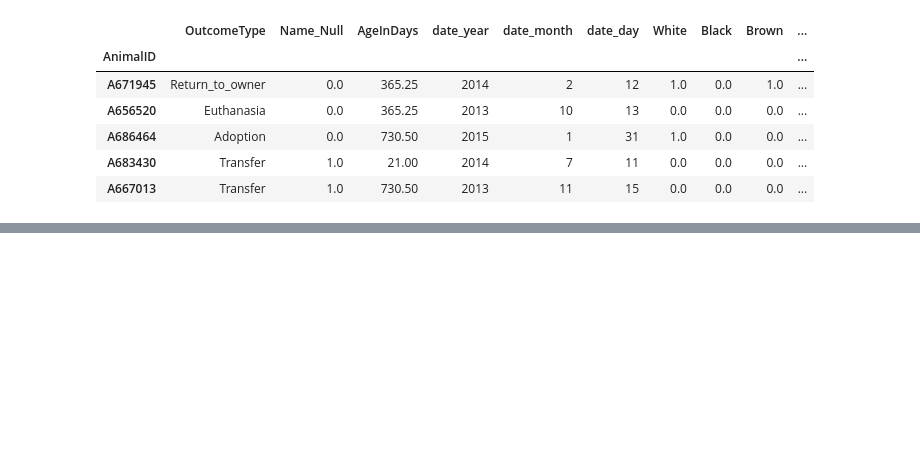
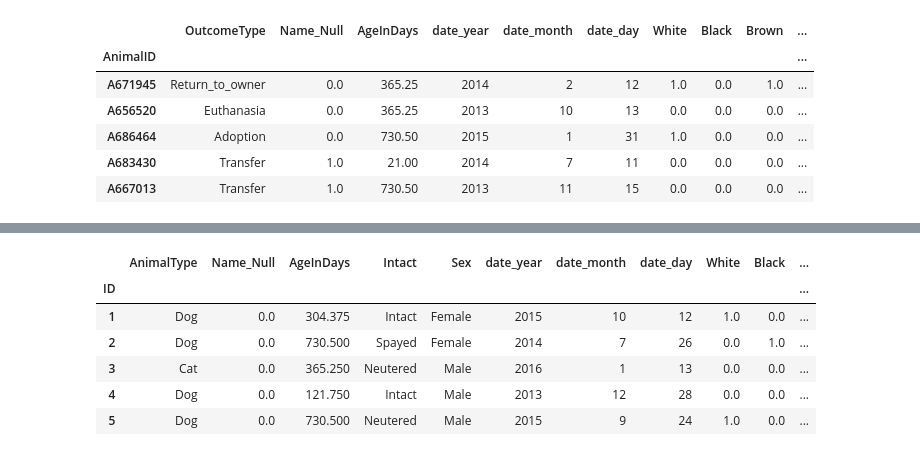
Before and after one commit to ojbradley/Kaggle, a Jupyter notebook: data_clean.ipynb, the cells around one changed output, grey strips where cells are left out. Cells and saved outputs as stored; diff of their text form; code cells hidden in the pictures; blank space fills up the shorter version.

```diff
--- a/data_clean.ipynb
+++ b/data_clean.ipynb
@@ -190,0 +280,100 @@ pd.crosstab(y_test, y_pred)
+# %%
+# import pandas
+import pandas as pd
+
+#Set cols to view 50
+pd.set_option('display.max_columns', 50)
+
+#Import data
+data = pd.read_csv("shelter-animal-outcomes/test.csv.gz")
+
+#Look at data
+#print(data.head(10))
+#data.describe()
+
+#Cleaning
+## Create name_null variable: is name missing
+data.loc[data['Name'].isnull(), 'Name_Null'] = 1
+data['Name_Null'].fillna(0, inplace=True)
+
+#Drop NAs
+data = data.drop(['Name'],axis=1).dropna()
+
+#Code Age
+data['AgeNumeric']=data['AgeuponOutcome'].str.split(" ", n = 1, expand = True)[0].astype('float')
+data['AgeString']=data['AgeuponOutcome'].str.split(" ", n = 1, expand = True)[1]
+data.loc[data['AgeString'].str[0]=='y' , 'AgeInDays'] = data['AgeNumeric']*365.25
+data.loc[data['AgeString'].str[0]=='w' , 'AgeInDays'] = data['AgeNumeric']*7
+data.loc[data['AgeString'].str[0]=='m' , 'AgeInDays'] = data['AgeNumeric']*(365.25/12)
+data.loc[data['AgeString'].str[0]=='d' , 'AgeInDays'] = data['AgeNumeric']
+
+
+# Code state and sex
+data["Intact"] = data["SexuponOutcome"].str.split(" ", n = 1, expand = True)[0]
+data["Sex"]= data["SexuponOutcome"].str.split(" ", n = 1, expand = True)[1]
+
+#Date time stuff
+data['date_year'] = data['DateTime'].str[0:4]
+data['date_month'] = data['DateTime'].str[5:7]
+data['date_day'] = data['DateTime'].str[8:10]
+
+data['date_year'] = data['date_year'].astype('int64')
+data['date_month'] = data['date_month'].astype('int64')
+data['date_day'] = data['date_day'].astype('int64')
+
+#Color
+
+#Get top 10 colors
+data["Color"] = data["Color"].str.replace('/',
+                                          ' ')
+color_freq = data["Color"].str.split(expand=True).stack().value_counts()[:10]
+##print(color_freq)
+
+#Create top 10 color cols
+for i in range(0 , color_freq.count()):
+    data.loc[data["Color"].str.find(color_freq.index[i])>-1,color_freq.index[i]] = 1
+    data[color_freq.index[i]].fillna(0, inplace=True)
+
+#Breed
+#Get top 10 breed combine 4 of top words as they mainly occur together
+data["Breed"] = data["Breed"].str.replace('/',
+                                          ' ')
+data["Breed"] = data["Breed"].str.replace('Domestic Shorthair',
+                                          'DomesticShorthair')
+data["Breed"] = data["Breed"].str.replace('Pit Bull',
+                                          'PitBull')
+
+breed_freq = data["Breed"].str.split(expand=True).stack().value_counts()[:10]
+##print(breed_freq)
+
+#Create top 10 breed cols
+for i in range(0 , breed_freq.count()):
+    data.loc[data["Breed"].str.find(breed_freq.index[i])>-1,breed_freq.index[i]] = 1
+    data[breed_freq.index[i]].fillna(0, inplace=True)
+
+#Drop unnecessary vars
+data = data.drop(['SexuponOutcome',
+                  'AgeuponOutcome',
+                  'AgeNumeric',
+                  'AgeString',
+                  'Color',
+                  'DateTime',
+                  'Breed'],
+                  axis=1)
+
+## convert id to index
+data.set_index('ID', inplace=True)
+
+data_onehot = data.copy()
+data_onehot = pd.get_dummies(data_onehot, columns=['AnimalType','Intact','Sex'], prefix = ['AnimalType_','Intact_','Sex_'],drop_first=True)
+data_onehot.head()
+
+data.head()
+# %% [output]
+|  | AnimalType | Name_Null | AgeInDays | Intact | Sex | date_year | date_month | date_day | White | Black | ... |
+| ID |  |  |  |  |  |  |  |  |  |  | ... |
+| 1 | Dog | 0.0 | 304.375 | Intact | Female | 2015 | 10 | 12 | 1.0 | 0.0 | ... |
+| 2 | Dog | 0.0 | 730.500 | Spayed | Female | 2014 | 7 | 26 | 0.0 | 1.0 | ... |
+| 3 | Cat | 0.0 | 365.250 | Neutered | Male | 2016 | 1 | 13 | 0.0 | 0.0 | ... |
+| 4 | Dog | 0.0 | 121.750 | Intact | Male | 2013 | 12 | 28 | 0.0 | 0.0 | ... |
+| 5 | Dog | 0.0 | 730.500 | Neutered | Male | 2015 | 9 | 24 | 1.0 | 0.0 | ... |
```
Also changed, not shown: parts of 13 cells of this notebook, 1 other file.
